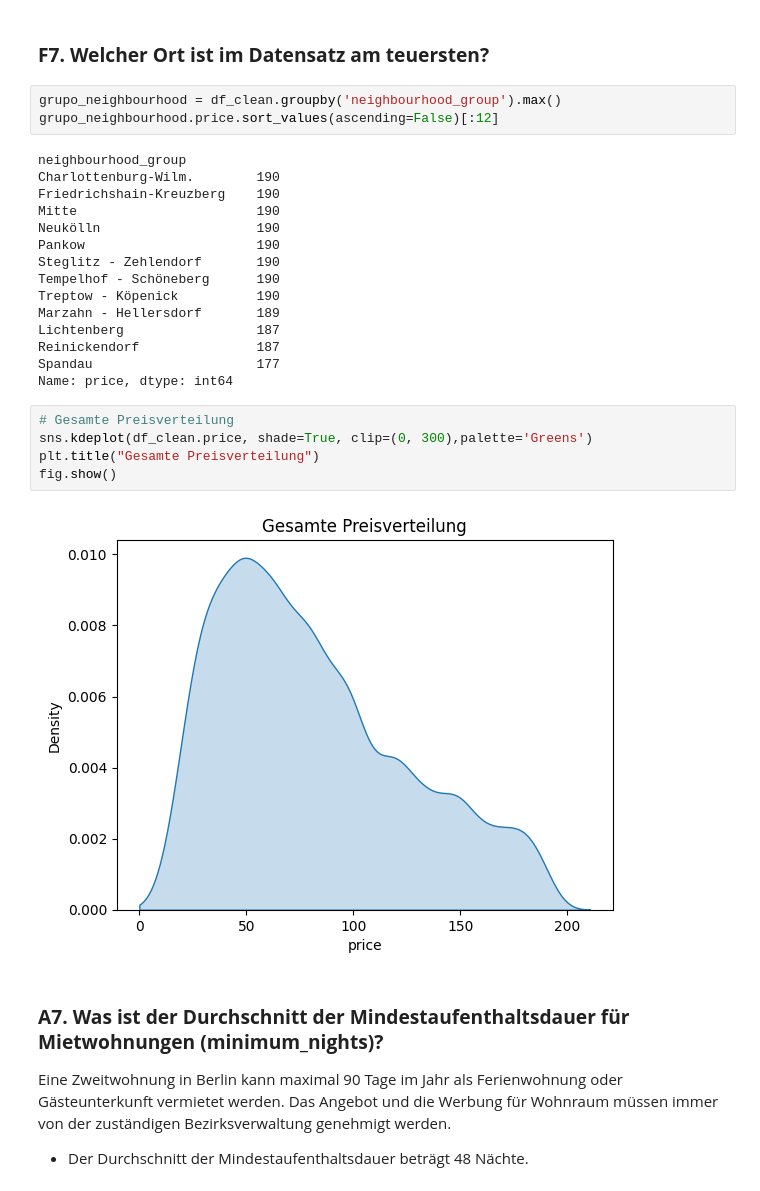
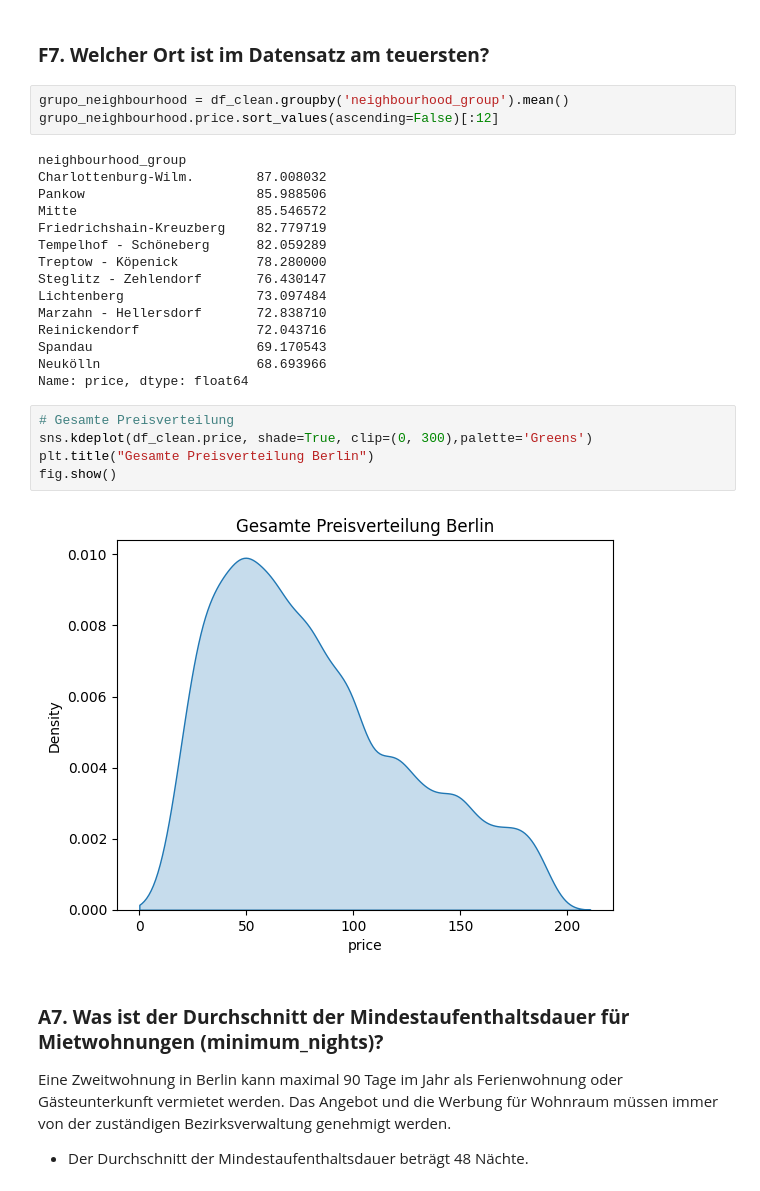
Before and after one commit to awildt01/Airbnb_Berlin-, a Jupyter notebook: Airbnb_(Berlin).ipynb, the cells around one changed output. Saved outputs shown, nothing was run; the diff lists cells and outputs as text.

```diff
--- a/Airbnb_(Berlin).ipynb
+++ b/Airbnb_(Berlin).ipynb
@@ -617,30 +616,30 @@ Es gibt nur 9 Immobilien in Müggelheim.
 # %% [markdown]
 ### **F7. Welcher Ort ist im Datensatz am teuersten?**
 # %%
-grupo_neighbourhood = df_clean.groupby('neighbourhood_group').max()
+grupo_neighbourhood = df_clean.groupby('neighbourhood_group').mean()
 grupo_neighbourhood.price.sort_values(ascending=False)[:12]
 # %% [output]
 neighbourhood_group
-Charlottenburg-Wilm.        190
-Friedrichshain-Kreuzberg    190
-Mitte                       190
-Neukölln                    190
-Pankow                      190
-Steglitz - Zehlendorf       190
-Tempelhof - Schöneberg      190
-Treptow - Köpenick          190
-Marzahn - Hellersdorf       189
-Lichtenberg                 187
-Reinickendorf               187
-Spandau                     177
-Name: price, dtype: int64
+Charlottenburg-Wilm.        87.008032
+Pankow                      85.988506
+Mitte                       85.546572
+Friedrichshain-Kreuzberg    82.779719
+Tempelhof - Schöneberg      82.059289
+Treptow - Köpenick          78.280000
+Steglitz - Zehlendorf       76.430147
+Lichtenberg                 73.097484
+Marzahn - Hellersdorf       72.838710
+Reinickendorf               72.043716
+Spandau                     69.170543
+Neukölln                    68.693966
+Name: price, dtype: float64
 # %%
 # Gesamte Preisverteilung
 sns.kdeplot(df_clean.price, shade=True, clip=(0, 300),palette='Greens')
-plt.title("Gesamte Preisverteilung")
+plt.title("Gesamte Preisverteilung Berlin")
 fig.show()
 # %% [output]
-[figure, old version]
+[figure, new version]
 # %% [markdown]
 ### **A7. Was ist der Durchschnitt der Mindestaufenthaltsdauer für Mietwohnungen (minimum_nights)?**
 
```
Also changed, not shown: parts of 14 cells of this notebook.
